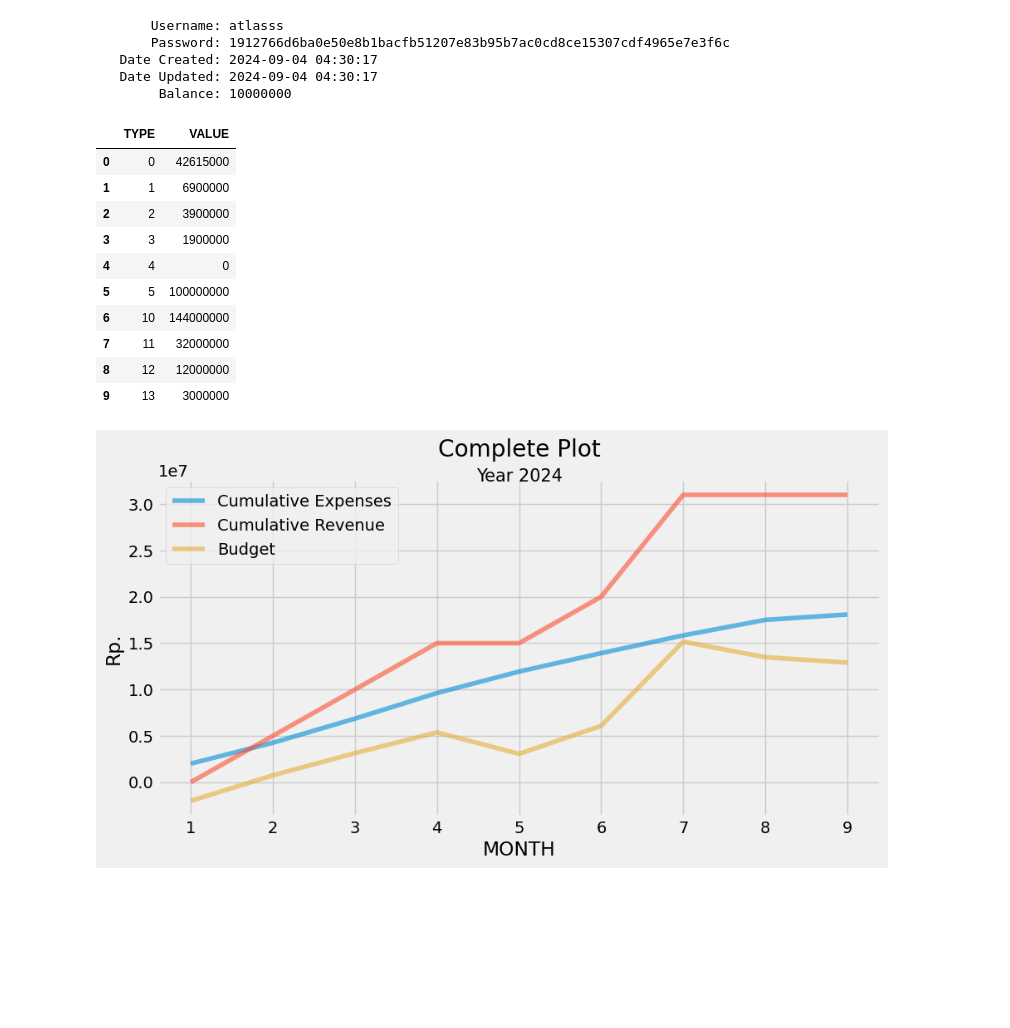
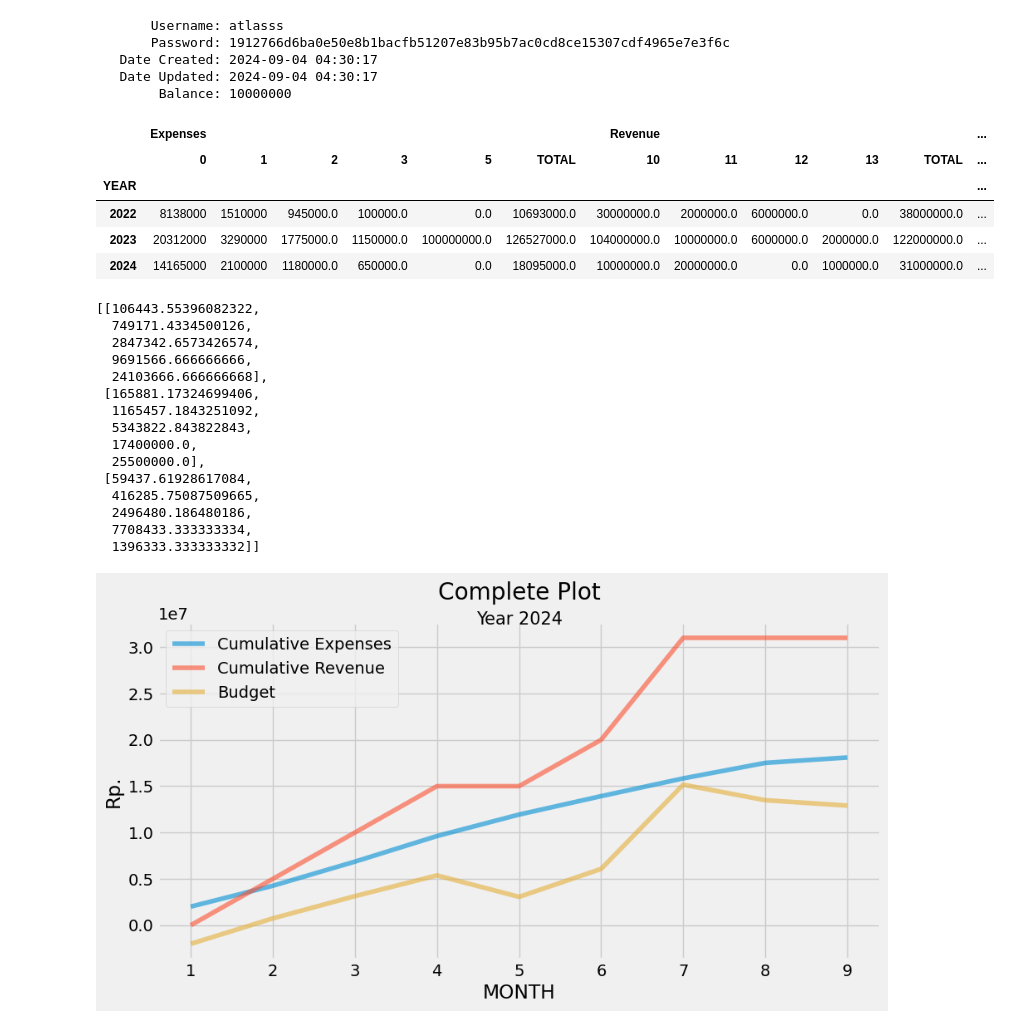
Before and after one commit to AtlasCJr/pfm, a Jupyter notebook: Analysis.ipynb, the cells around one changed output. Drawn from its saved outputs; the diff is of its cells as text; code cells hidden in the pictures; blank space fills up the shorter version.

Commit message:
Added 'Analyze' table

```diff
--- a/Analysis.ipynb
+++ b/Analysis.ipynb
@@ -73,6 +73,36 @@ class enrichedData:
         ax.text(0.5, 1.01, f"All Year", ha='center', va='center', transform=ax.transAxes, fontsize=15)
 
         plt.show()
+
+    def getLinReg(self):
+        data = self.data
+
+        totalYear = self.data['Features'].iloc[-1]['YEAR'] - self.data['Features'].iloc[0]['YEAR'] + 1
+
+        linreg = []
+        for y in ['Expenses', 'Revenue']:
+            curtype = []
+            for x in ['DAY', 'WEEK', 'MONTH', 'QUARTER', 'YEAR']:
+                cur_data = data.copy()
+                cur_data[x] = cur_data['Features'][x]
+                cur_data = cur_data.groupby(x, as_index=False)[y].sum()
+                cur_data['Cumulative'] = cur_data[y]['TOTAL'].cumsum()
+
+                slope, intercept, r_value, p_value, std_err = linregress(cur_data[x], cur_data['Cumulative'])
+
+                slope /= totalYear
+
+                curtype.append(slope)
+
+            linreg.append(curtype)
+
+        curtype = []
+        for i in range(5):
+            curtype.append(linreg[1][i] - linreg[0][i])
+
+        linreg.append(curtype)
+
+        return linreg
 # %%
 def enrichData(df: pd.DataFrame) -> enrichedData:
   old_data = df.copy()
@@ -134,26 +164,35 @@ def enrichData(df: pd.DataFrame) -> enrichedData:
   DATA['TOTAL'] = DATA['Revenue', 'TOTAL'] - DATA['Expenses', 'TOTAL']
 
   return enrichedData(old_data, DATA)
-# %%
-myData = enrichData(df)
-
-all_types = [0, 1, 2, 3, 4, 5, 10, 11, 12, 13]
-
-summed_df = myData.old_data.groupby('TYPE')['VALUE'].sum().reset_index()
-summed_df = summed_df.set_index('TYPE').reindex(all_types, fill_value=0).reset_index()
-summed_df
-# %% [output]
-|  | TYPE | VALUE |
-| 0 | 0 | 42615000 |
-| 1 | 1 | 6900000 |
-| 2 | 2 | 3900000 |
-| 3 | 3 | 1900000 |
-| 4 | 4 | 0 |
-| 5 | 5 | 100000000 |
-| 6 | 10 | 144000000 |
-| 7 | 11 | 32000000 |
-| 8 | 12 | 12000000 |
-| 9 | 13 | 3000000 |
+# %%
+myData = enrichData(df)
+
+myData.data.groupby(myData.data['Features']['YEAR']).sum()
+# %% [output]
+|  | Expenses |  |  |  |  |  | Revenue |  |  |  |  | ... |
+|  | 0 | 1 | 2 | 3 | 5 | TOTAL | 10 | 11 | 12 | 13 | TOTAL | ... |
+| YEAR |  |  |  |  |  |  |  |  |  |  |  | ... |
+| 2022 | 8138000 | 1510000 | 945000.0 | 100000.0 | 0.0 | 10693000.0 | 30000000.0 | 2000000.0 | 6000000.0 | 0.0 | 38000000.0 | ... |
+| 2023 | 20312000 | 3290000 | 1775000.0 | 1150000.0 | 100000000.0 | 126527000.0 | 104000000.0 | 10000000.0 | 6000000.0 | 2000000.0 | 122000000.0 | ... |
+| 2024 | 14165000 | 2100000 | 1180000.0 | 650000.0 | 0.0 | 18095000.0 | 10000000.0 | 20000000.0 | 0.0 | 1000000.0 | 31000000.0 | ... |
+# %%
+myData.getLinReg()
+# %% [output]
+[[106443.55396082322,
+  749171.4334500126,
+  2847342.6573426574,
+  9691566.666666666,
+  24103666.666666668],
+ [165881.17324699406,
+  1165457.1843251092,
+  5343822.843822843,
+  17400000.0,
+  25500000.0],
+ [59437.61928617084,
+  416285.75087509665,
+  2496480.186480186,
+  7708433.333333334,
+  1396333.333333332]]
 # %%
 myData.plotAll("MONTH", "YEAR", (0))
 # %% [output]
```
Also changed, not shown: 6 other files.
